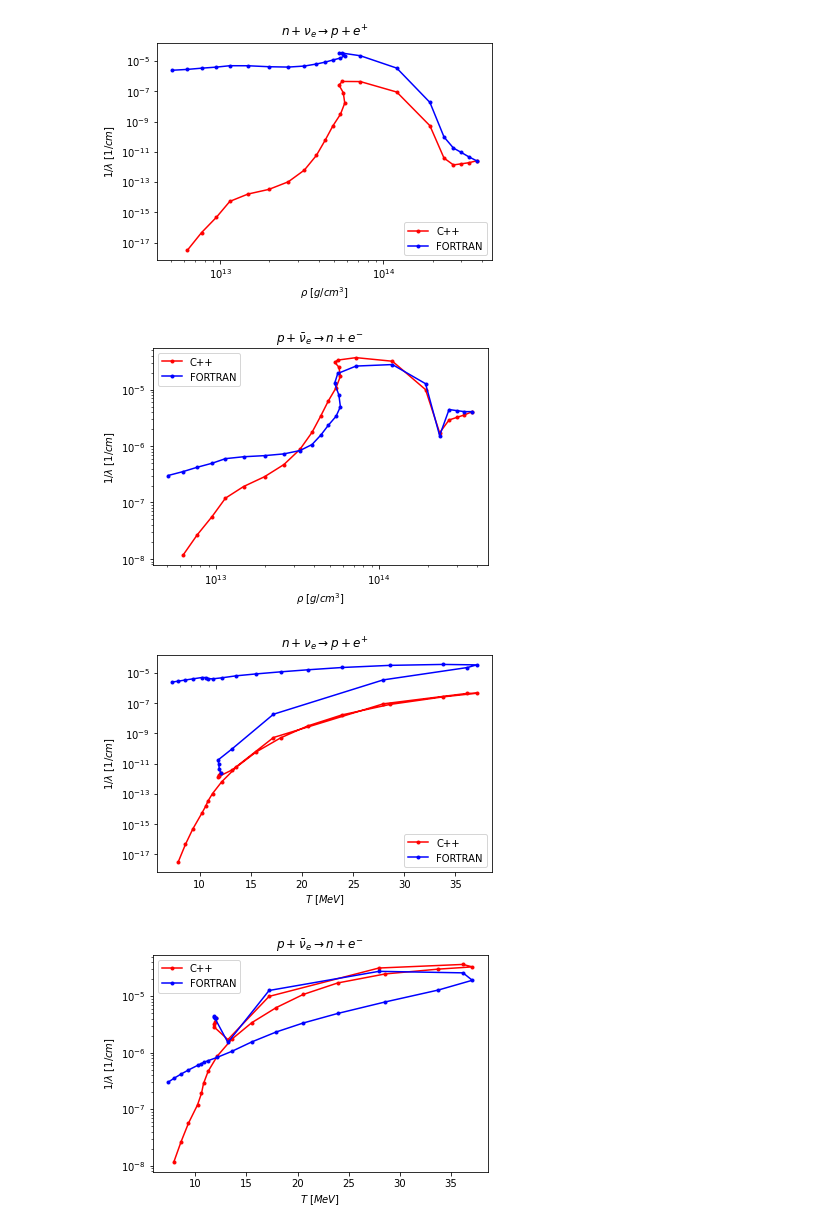
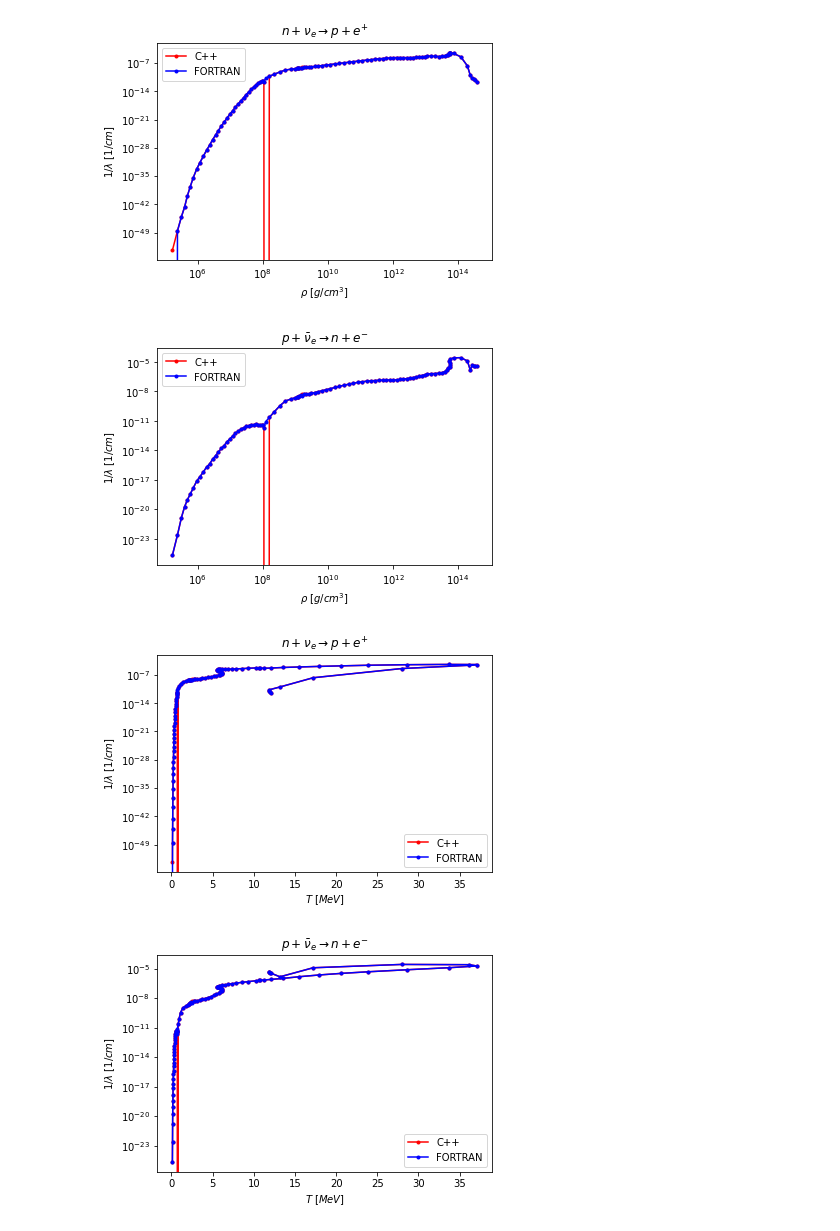
Before and after one commit to RelNucAs/bns_nurates, a Jupyter notebook: plots/opacities_plots.ipynb, the cells around one changed output. Drawn from its saved outputs; the diff is of its cells as text; code cells hidden in the pictures.

Commit message:
plots

```diff
--- a/plots/opacities_plots.ipynb
+++ b/plots/opacities_plots.ipynb
@@ -1,21 +1,21 @@
 # %%
 import numpy as np
 import matplotlib.pylab as plt
 
 r, rho, temp, ye, mu_e, mu_hat, yp, yn, nue, anue = np.loadtxt("/Users/surp/Neutrino_opacities/NuO-BNSlib/Output/nu_rates.txt", usecols =(0,1,2,3,4,5,6,7,8,9) , unpack = True )
-r1, rho1, temp1, ye1, mu_e1, mu_hat1, yp1, yn1, nue1, anue1 = np.loadtxt("/Users/surp/Neutrino_opacities/NuO-BNSlib/Input/nurates_copy.txt", usecols =(1,2,3,4,5,6,9,10,12,14) , unpack = True )
+r1, rho1, temp1, ye1, mu_e1, mu_hat1, yp1, yn1, nue1, anue1 = np.loadtxt("/Users/surp/Neutrino_opacities/NuO-BNSlib/Input/nurates_1.008E+01.txt", usecols =(1,2,3,4,5,6,9,10,12,14) , unpack = True )
 
 plt.plot(rho,nue,'r.-',label='C++')
 plt.plot(rho1,nue1,'b.-',label='FORTRAN')
 plt.xlabel(r'$\rho$ $[g/cm^{3}]$')
 plt.ylabel(r'$1/\lambda$ $[1/cm]$')
 plt.legend(loc='best')
 plt.xscale('log')
 plt.yscale('log')
 plt.title(r'$n+\nu_{e} \rightarrow p + e^{+}$');
 plt.savefig('/Users/surp/Neutrino_opacities/NuO-BNSlib/plots/nu_n_abs_rho.pdf', dpi =400)
 # %% [output]
-[figure, old version]
+[figure, new version]
 # %%
 plt.plot(rho,anue,'r.-',label='C++')
 plt.plot(rho1,anue1,'b.-',label='FORTRAN')
@@ -27,7 +27,7 @@ plt.yscale('log')
 plt.title(r'$p+\bar{\nu}_{e} \rightarrow n + e^{-}$');
 plt.savefig('/Users/surp/Neutrino_opacities/NuO-BNSlib/plots/nubar_p_abs_rho.pdf', dpi =400)
 # %% [output]
-[figure, old version]
+[figure, new version]
 # %%
 plt.plot(temp,nue,'r.-',label='C++')
 plt.plot(temp1,nue1,'b.-',label='FORTRAN')
@@ -38,7 +38,7 @@ plt.yscale('log')
 plt.title(r'$n+\nu_{e} \rightarrow p + e^{+}$');
 plt.savefig('/Users/surp/Neutrino_opacities/NuO-BNSlib/plots/nu_n_abs_temp.pdf', dpi =400)
 # %% [output]
-[figure, old version]
+[figure, new version]
 # %%
 plt.plot(temp,anue,'r.-',label='C++')
 plt.plot(temp1,anue1,'b.-',label='FORTRAN')
@@ -49,4 +49,4 @@ plt.yscale('log')
 plt.title(r'$p+\bar{\nu}_{e} \rightarrow n + e^{-}$');
 plt.savefig('/Users/surp/Neutrino_opacities/NuO-BNSlib/plots/nubar_p_abs_temp.pdf', dpi =400)
 # %% [output]
-[figure, old version]
+[figure, new version]
```
Also changed, not shown: 6 other files.
